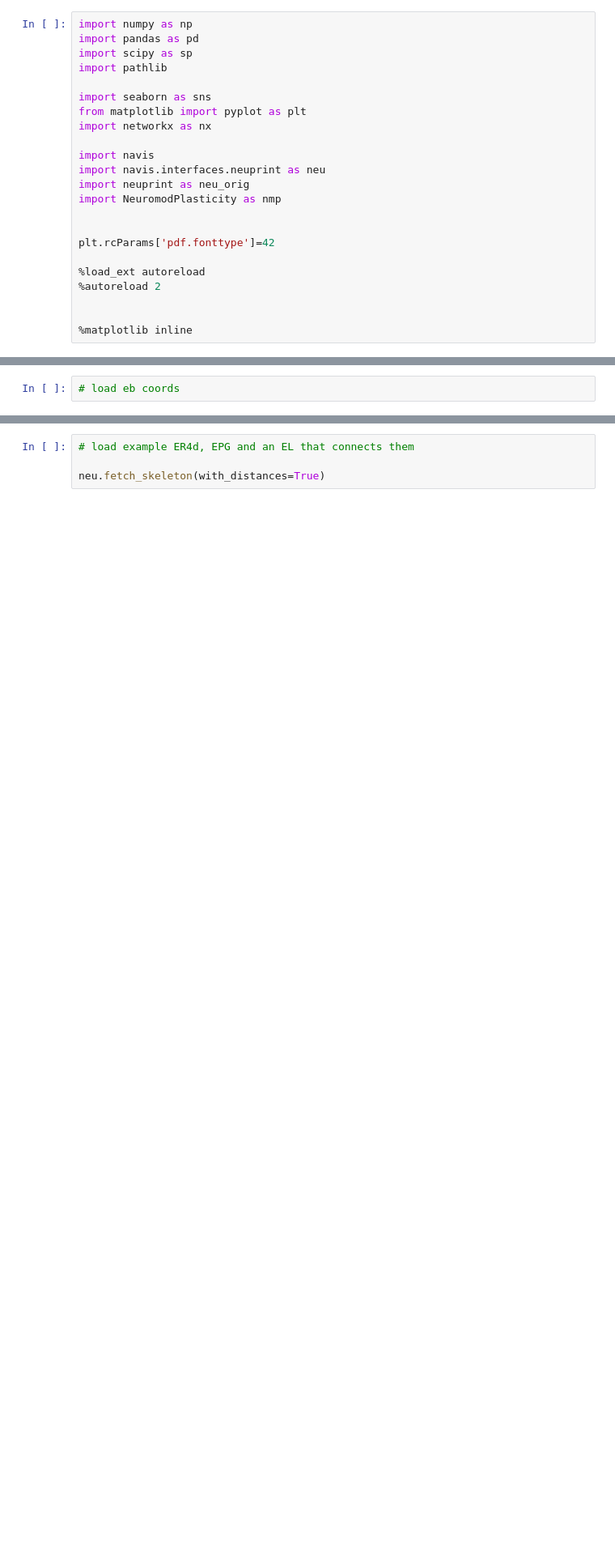
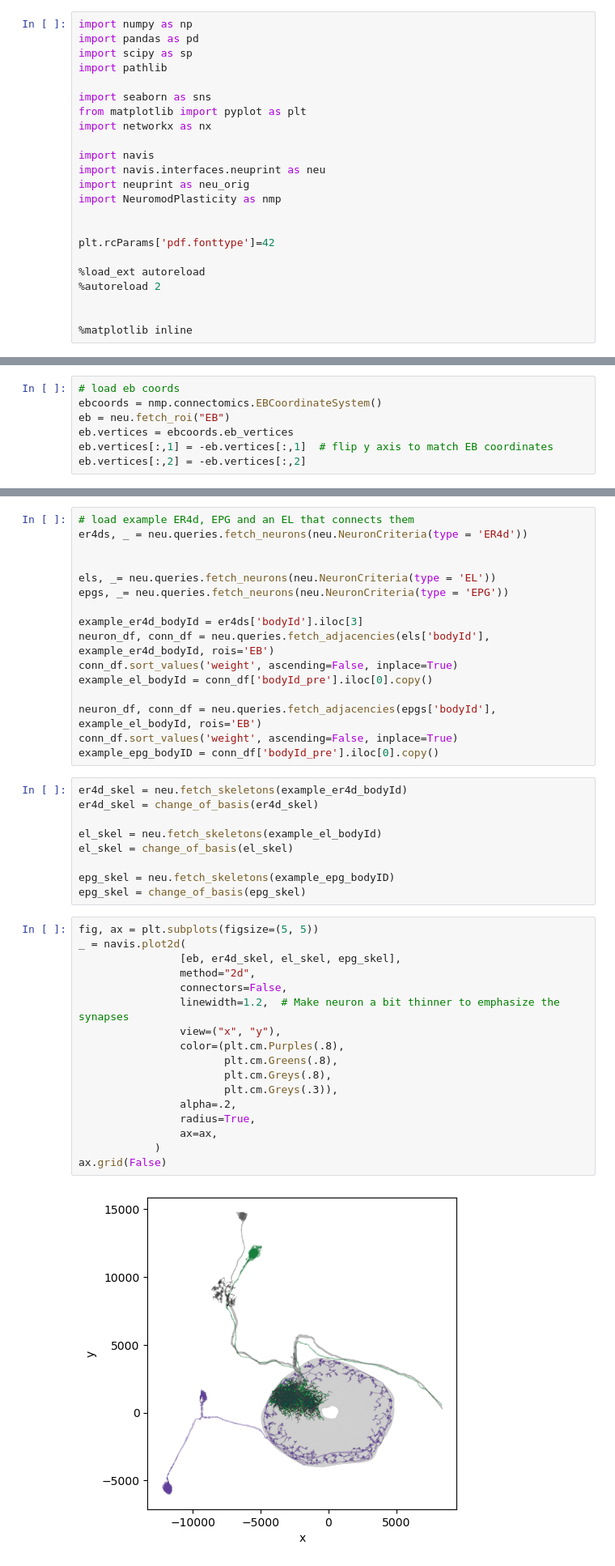
Before and after one commit to yfisher-lab/NeuromodPlasticity, a Jupyter notebook: NeuromodPlasticity/figures/connectomics/synapse_distance.ipynb, the cells around one changed output, grey strips where cells are left out. Shown at 81% size. Saved outputs shown, nothing was run; the diff lists cells and outputs as text; blank space fills up the shorter version.

Commit message:
add synapse distance stuff

```diff
--- a/NeuromodPlasticity/figures/connectomics/synapse_distance.ipynb
+++ b/NeuromodPlasticity/figures/connectomics/synapse_distance.ipynb
@@ -24,2 +26,7 @@ plt.rcParams['pdf.fonttype']=42
 # %%
 # load eb coords
+ebcoords = nmp.connectomics.EBCoordinateSystem()
+eb = neu.fetch_roi("EB")
+eb.vertices = ebcoords.eb_vertices
+eb.vertices[:,1] = -eb.vertices[:,1]  # flip y axis to match EB coordinates
+eb.vertices[:,2] = -eb.vertices[:,2]
@@ -26,4 +64,44 @@ plt.rcParams['pdf.fonttype']=42
 # %%
 # load example ER4d, EPG and an EL that connects them
+er4ds, _ = neu.queries.fetch_neurons(neu.NeuronCriteria(type = 'ER4d'))
 
-neu.fetch_skeleton(with_distances=True)
+
+els, _= neu.queries.fetch_neurons(neu.NeuronCriteria(type = 'EL'))
+epgs, _= neu.queries.fetch_neurons(neu.NeuronCriteria(type = 'EPG'))
+
+example_er4d_bodyId = er4ds['bodyId'].iloc[3]
+neuron_df, conn_df = neu.queries.fetch_adjacencies(els['bodyId'], example_er4d_bodyId, rois='EB')
+conn_df.sort_values('weight', ascending=False, inplace=True)
+example_el_bodyId = conn_df['bodyId_pre'].iloc[0].copy()
+
+neuron_df, conn_df = neu.queries.fetch_adjacencies(epgs['bodyId'], example_el_bodyId, rois='EB')
+conn_df.sort_values('weight', ascending=False, inplace=True)
+example_epg_bodyID = conn_df['bodyId_pre'].iloc[0].copy()
+# %%
+er4d_skel = neu.fetch_skeletons(example_er4d_bodyId)
+er4d_skel = change_of_basis(er4d_skel)
+
+el_skel = neu.fetch_skeletons(example_el_bodyId)
+el_skel = change_of_basis(el_skel)
+
+epg_skel = neu.fetch_skeletons(example_epg_bodyID)
+epg_skel = change_of_basis(epg_skel)
+# %%
+fig, ax = plt.subplots(figsize=(5, 5))
+_ = navis.plot2d(
+                [eb, er4d_skel, el_skel, epg_skel],
+                method="2d",
+                connectors=False,
+                linewidth=1.2,  # Make neuron a bit thinner to emphasize the synapses
+                view=("x", "y"),
+                color=(plt.cm.Purples(.8),
+                       plt.cm.Greens(.8),
+                       plt.cm.Greys(.8),
+                       plt.cm.Greys(.3)),
+                alpha=.2,
+                radius=True,
+                ax=ax,
+            )
+ax.grid(False)
+# %% [output]
+[figure, added]
```
Also changed, not shown: parts of 15 cells of this notebook.
